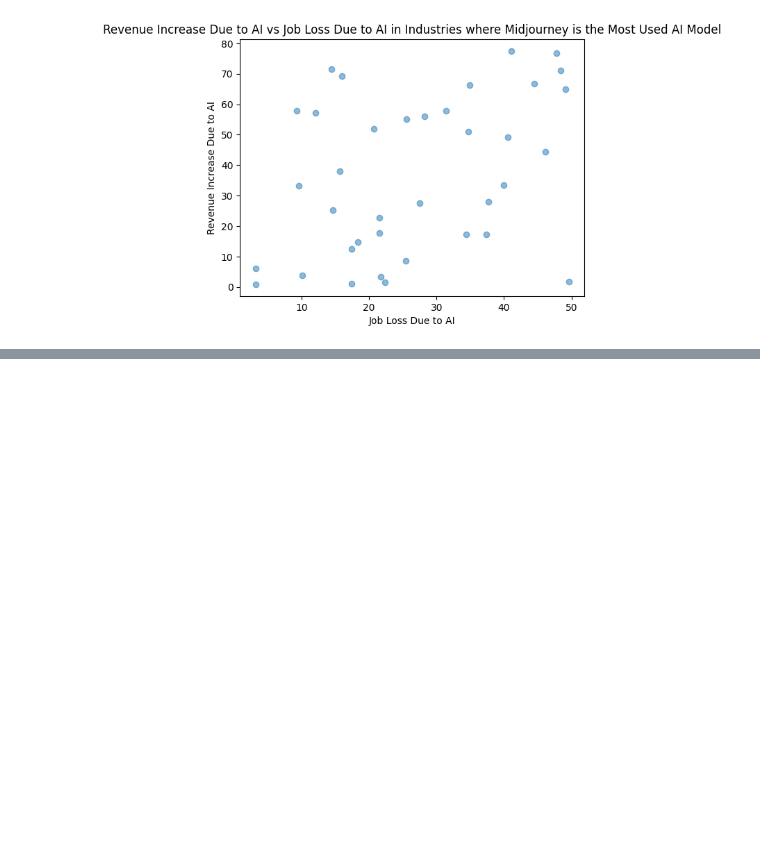
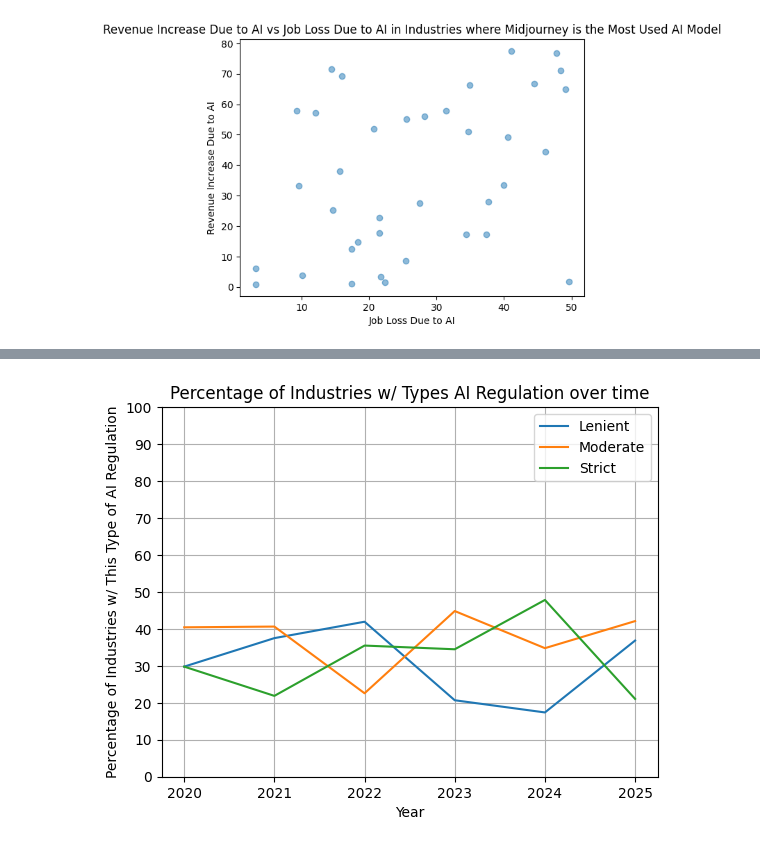
Before and after one commit to jigar-shroff/AiOnDigitalMediaResearch, a Jupyter notebook: AIOnDigitalMediaResearch.ipynb, the cells around one changed output, grey strips where cells are left out. Cells and saved outputs as stored; diff of their text form; code cells hidden in the pictures; blank space fills up the shorter version.

```diff
--- a/AIOnDigitalMediaResearch.ipynb
+++ b/AIOnDigitalMediaResearch.ipynb
@@ -722,0 +754,27 @@ print(p)
+# %%
+
+lenientPercentages = [y2020["Regulation Status"].value_counts()["Lenient"]/y2020["Regulation Status"].value_counts().sum(), y2021["Regulation Status"].value_counts()["Lenient"]/y2021["Regulation Status"].value_counts().sum(), y2022["Regulation Status"].value_counts()["Lenient"]/y2022["Regulation Status"].value_counts().sum(), y2023["Regulation Status"].value_counts()["Lenient"]/y2023["Regulation Status"].value_counts().sum(), y2024["Regulation Status"].value_counts()["Lenient"]/y2024["Regulation Status"].value_counts().sum(), y2025["Regulation Status"].value_counts()["Lenient"]/y2025["Regulation Status"].value_counts().sum()]
+moderatePercentages = [y2020["Regulation Status"].value_counts()["Moderate"]/y2020["Regulation Status"].value_counts().sum(), y2021["Regulation Status"].value_counts()["Moderate"]/y2021["Regulation Status"].value_counts().sum(), y2022["Regulation Status"].value_counts()["Moderate"]/y2022["Regulation Status"].value_counts().sum(), y2023["Regulation Status"].value_counts()["Moderate"]/y2023["Regulation Status"].value_counts().sum(), y2024["Regulation Status"].value_counts()["Moderate"]/y2024["Regulation Status"].value_counts().sum(), y2025["Regulation Status"].value_counts()["Moderate"]/y2025["Regulation Status"].value_counts().sum()]
+strictPercentages = [y2020["Regulation Status"].value_counts()["Strict"]/y2020["Regulation Status"].value_counts().sum(), y2021["Regulation Status"].value_counts()["Strict"]/y2021["Regulation Status"].value_counts().sum(), y2022["Regulation Status"].value_counts()["Strict"]/y2022["Regulation Status"].value_counts().sum(), y2023["Regulation Status"].value_counts()["Strict"]/y2023["Regulation Status"].value_counts().sum(), y2024["Regulation Status"].value_counts()["Strict"]/y2024["Regulation Status"].value_counts().sum(), y2025["Regulation Status"].value_counts()["Strict"]/y2025["Regulation Status"].value_counts().sum()]
+
+for r in range(len(lenientPercentages)):
+  lenientPercentages[r] *= 100
+  moderatePercentages[r] *= 100
+  strictPercentages[r] *= 100
+
+plt.plot([2020, 2021, 2022, 2023, 2024, 2025], lenientPercentages)
+plt.plot([2020, 2021, 2022, 2023, 2024, 2025], moderatePercentages)
+plt.plot([2020, 2021, 2022, 2023, 2024, 2025], strictPercentages)
+
+plt.legend(["Lenient", "Moderate", "Strict"])
+plt.xlabel("Year")
+plt.ylabel("Percentage of Industries w/ This Type of AI Regulation")
+
+plt.yticks(range(0, 101, 10))
+
+plt.title("Percentage of Industries w/ Types AI Regulation over time")
+plt.grid()
+
+plt.show()
+# %% [output]
+[figure, added]
```
Also changed, not shown: parts of 18 cells of this notebook.
